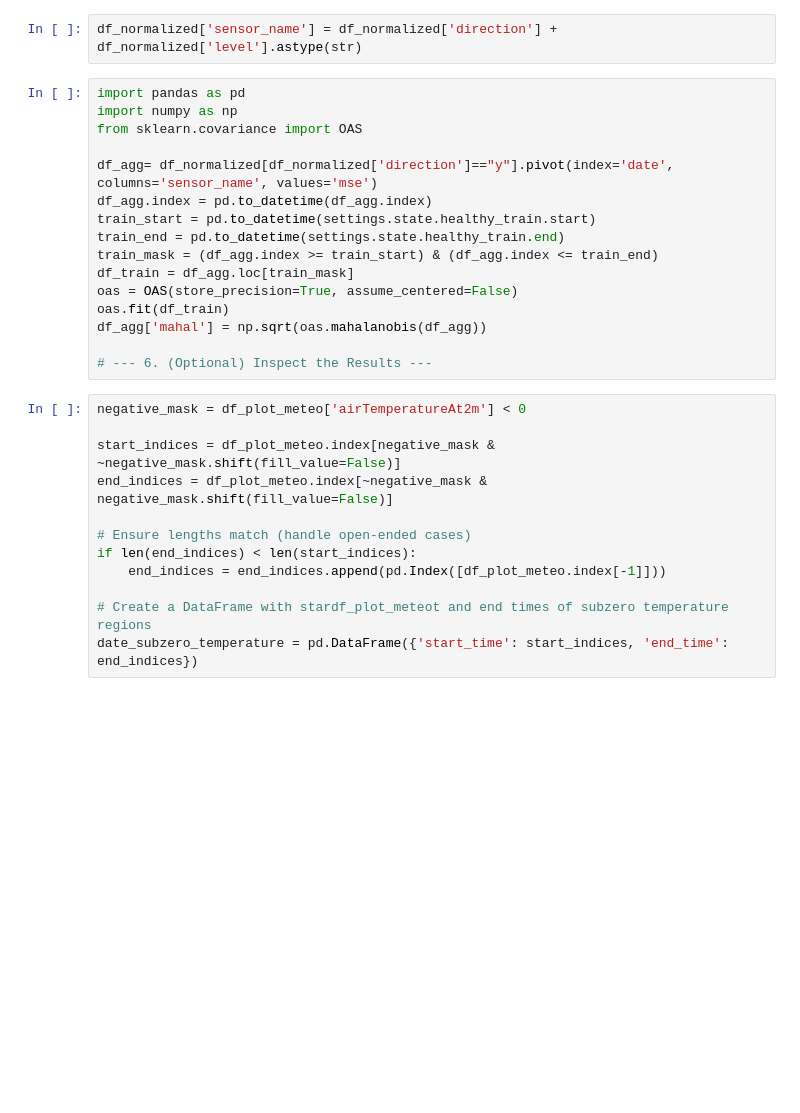
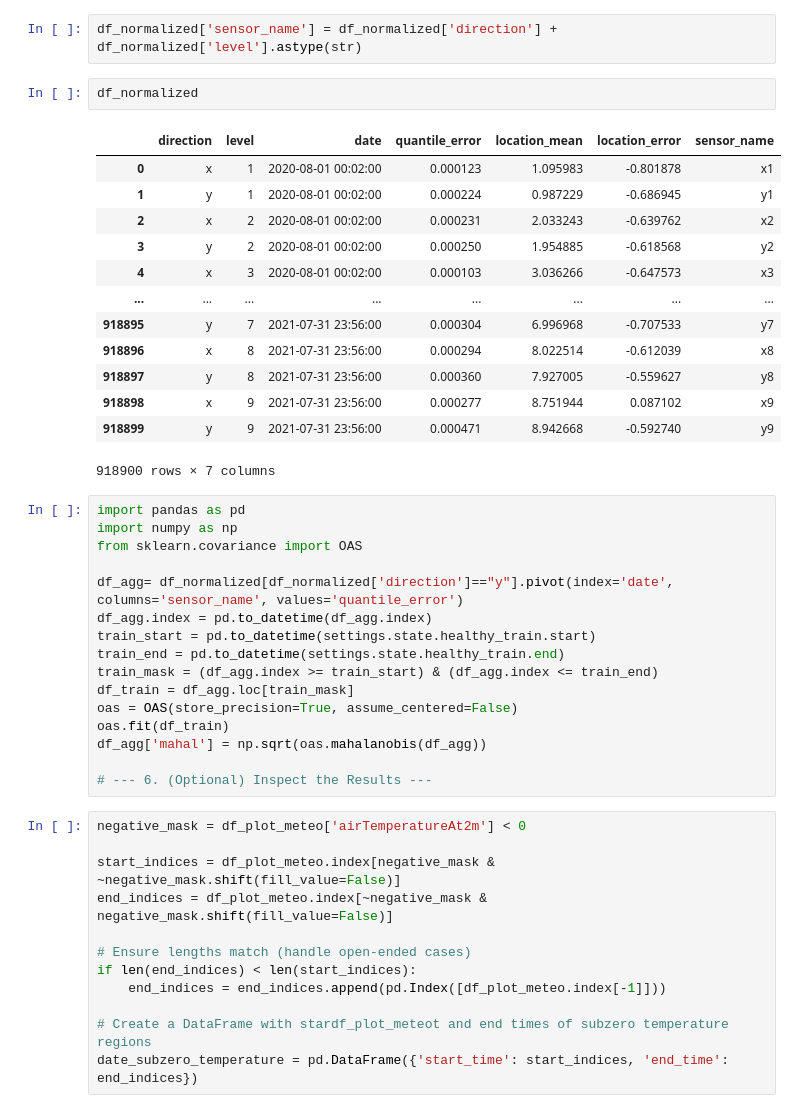
Before and after one commit to YacineBelHadj/hannover-pylon-psd, a Jupyter notebook: hannover_pylon/modelling/finalexp/one_to_one conditioned_enc.ipynb, the cells around one changed output. Saved outputs shown, nothing was run; the diff lists cells and outputs as text; blank space fills up the shorter version.

```diff
--- a/hannover_pylon/modelling/finalexp/one_to_one conditioned_enc.ipynb
+++ b/hannover_pylon/modelling/finalexp/one_to_one conditioned_enc.ipynb
@@ -709,11 +742,27 @@ plt.show()
 # %%
 df_normalized['sensor_name'] = df_normalized['direction'] + df_normalized['level'].astype(str)
+# %%
+df_normalized
+# %% [output]
+|  | direction | level | date | quantile_error | location_mean | location_error | sensor_name |
+| 0 | x | 1 | 2020-08-01 00:02:00 | 0.000123 | 1.095983 | -0.801878 | x1 |
+| 1 | y | 1 | 2020-08-01 00:02:00 | 0.000224 | 0.987229 | -0.686945 | y1 |
+| 2 | x | 2 | 2020-08-01 00:02:00 | 0.000231 | 2.033243 | -0.639762 | x2 |
+| 3 | y | 2 | 2020-08-01 00:02:00 | 0.000250 | 1.954885 | -0.618568 | y2 |
+| 4 | x | 3 | 2020-08-01 00:02:00 | 0.000103 | 3.036266 | -0.647573 | x3 |
+| ... | ... | ... | ... | ... | ... | ... | ... |
+| 918895 | y | 7 | 2021-07-31 23:56:00 | 0.000304 | 6.996968 | -0.707533 | y7 |
+| 918896 | x | 8 | 2021-07-31 23:56:00 | 0.000294 | 8.022514 | -0.612039 | x8 |
+| 918897 | y | 8 | 2021-07-31 23:56:00 | 0.000360 | 7.927005 | -0.559627 | y8 |
+| 918898 | x | 9 | 2021-07-31 23:56:00 | 0.000277 | 8.751944 | 0.087102 | x9 |
+| 918899 | y | 9 | 2021-07-31 23:56:00 | 0.000471 | 8.942668 | -0.592740 | y9 |
+918900 rows × 7 columns
 # %%
 import pandas as pd
 import numpy as np
 from sklearn.covariance import OAS
 
-df_agg= df_normalized[df_normalized['direction']=="y"].pivot(index='date', columns='sensor_name', values='mse')
+df_agg= df_normalized[df_normalized['direction']=="y"].pivot(index='date', columns='sensor_name', values='quantile_error')
 df_agg.index = pd.to_datetime(df_agg.index)
 train_start = pd.to_datetime(settings.state.healthy_train.start)
 train_end = pd.to_datetime(settings.state.healthy_train.end)
```
Also changed, not shown: parts of 19 cells of this notebook, 29 other files.
